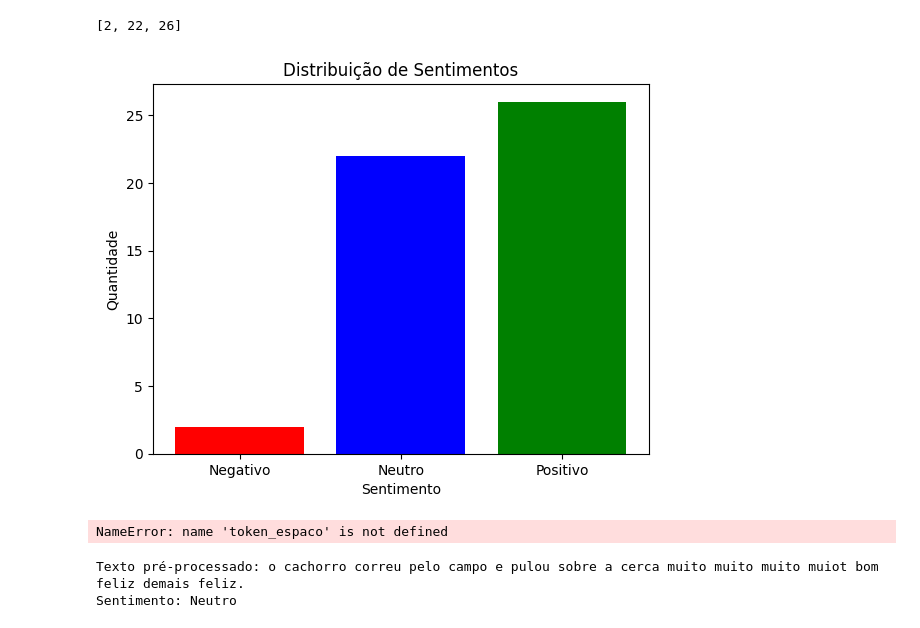
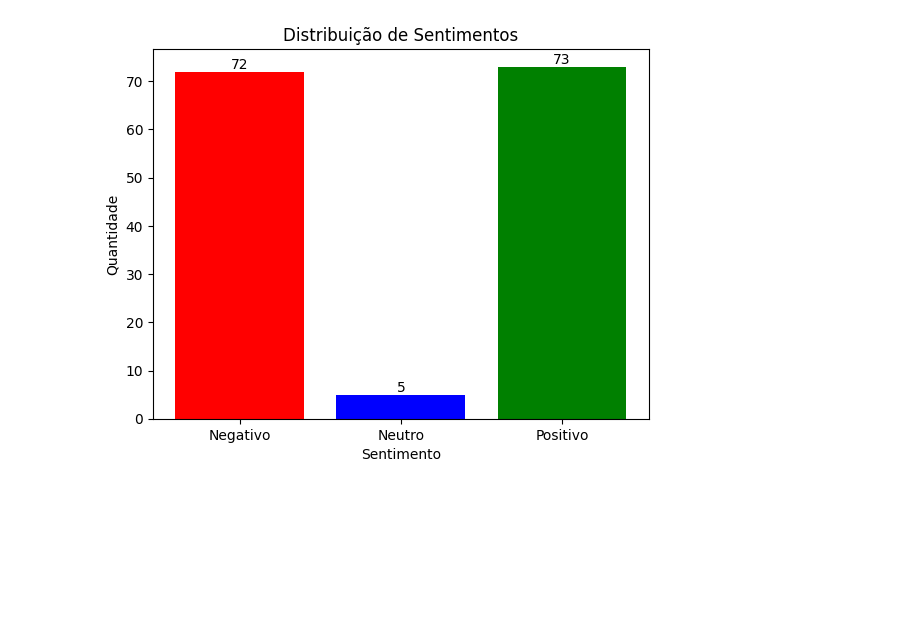
Before and after one commit to staubjoao/analise_sentimentos_financeiro, a Jupyter notebook: analise.ipynb, the cells around one changed output. Saved outputs shown, nothing was run; the diff lists cells and outputs as text; code cells hidden in the pictures; blank space fills up the shorter version.

Commit message:
Analise de sentimentos

```diff
--- a/analise.ipynb
+++ b/analise.ipynb
@@ -128,12 +71,0 @@ dados.head()
-# %%
-def retornar_sentimento(sentimento):
-    if sentimento['compound'] >= 0.05:
-        return 'positivo'
-    elif sentimento['compound'] <= -0.05:
-         return 'negativo'
-    else:
-        return 'neutro'
-# %%
-dados['sent_cru_texto'] = dados['sent_proc_cru'].apply(retornar_sentimento)
-dados['sent_proc_2_texto'] = dados['sent_proc_2'].apply(retornar_sentimento)
-dados.head()
@@ -146,0 +72,14 @@ dados.head()
+# %%
+pd.options.display.max_colwidth = 50
+
+dados['texto'] = dados['texto'].apply(combinar_paragrafos)
+dados['sent_proc_cru'] = dados['texto'].apply(analisar_sentimento)
+
+dados['proc_1'] = dados['texto'].apply(tokenizacao_lemmatizer)
+dados['proc_2'] = dados['proc_1'].apply(remove_stop_words)
+dados['proc_3'] = dados['proc_2'].apply(remove_pontuacao)
+dados['sent_proc_3'] = dados['proc_3'].apply(analisar_sentimento)
+
+dados['sent_cru_texto'] = dados['sent_proc_cru'].apply(retornar_sentimento)
+dados['sent_proc_3_texto'] = dados['sent_proc_3'].apply(retornar_sentimento)
+dados.head()
@@ -161,7 +107,8 @@ def plotar_analise(df, coluna):
     sentimentos = ['Negativo', 'Neutro', 'Positivo']
     quantidades = [negativos, neutros, positivos]
 
-    print(quantidades)
+    for i, v in enumerate(quantidades):
+        plt.text(sentimentos[i], v, str(v), ha='center', va='bottom')
 
     plt.bar(sentimentos, quantidades, color=['red', 'blue', 'green'])
     plt.xlabel('Sentimento')
@@ -176,5 +122,4 @@ plotar_analise(dados, 'sent_cru_texto')
 # %%
-plotar_analise(dados, 'sent_proc_2_texto')
+plotar_analise(dados, 'sent_proc_3_texto')
 # %% [output]
-[2, 22, 26]
-[figure, old version]
+[figure, new version]
@@ -215,43 +125,0 @@ def pareto(texto, coluna_texto, quantidade):
-# %%
-pareto(dados,"texto",10)
-# %% [output]
-NameError: name 'token_espaco' is not defined
-# %%
-import nltk
-from nltk.sentiment.vader import SentimentIntensityAnalyzer
-from nltk.util import ngrams
-
-# Texto pré-processado (já tokenizado, lematizado, e stemizado)
-texto_preprocessado = "o cachorro correu pelo campo e pulou sobre a cerca muito muito muito muiot bom feliz demais feliz."
-
-# Crie bigrams a partir do texto pré-processado
-tokens = nltk.word_tokenize(texto_preprocessado)
-bigrams = list(ngrams(tokens, 1))
-
-# Inicialize o analisador de sentimentos do VADER
-analisador = SentimentIntensityAnalyzer()
-
-# Calcule a polaridade do sentimento para cada bigram
-polaridades = []
-for bigram in bigrams:
-    bigram_texto = " ".join(bigram)
-    sentimento = analisador.polarity_scores(bigram_texto)
-    polaridades.append(sentimento['compound'])
-
-# Avalie a polaridade composta média dos bigrams
-polaridade_composta_media = sum(polaridades) / len(polaridades)
-
-# Classifique o sentimento com base na polaridade composta média
-if polaridade_composta_media >= 0.05:
-    resultado_sentimento = 'Positivo'
-elif polaridade_composta_media <= -0.05:
-    resultado_sentimento = 'Negativo'
-else:
-    resultado_sentimento = 'Neutro'
-
-# Exiba os resultados
-print("Texto pré-processado:", texto_preprocessado)
-print("Sentimento:", resultado_sentimento)
-# %% [output]
-Texto pré-processado: o cachorro correu pelo campo e pulou sobre a cerca muito muito muito muiot bom feliz demais feliz.
-Sentimento: Neutro
```
Also changed, not shown: parts of 16 cells of this notebook, 2 other files.
